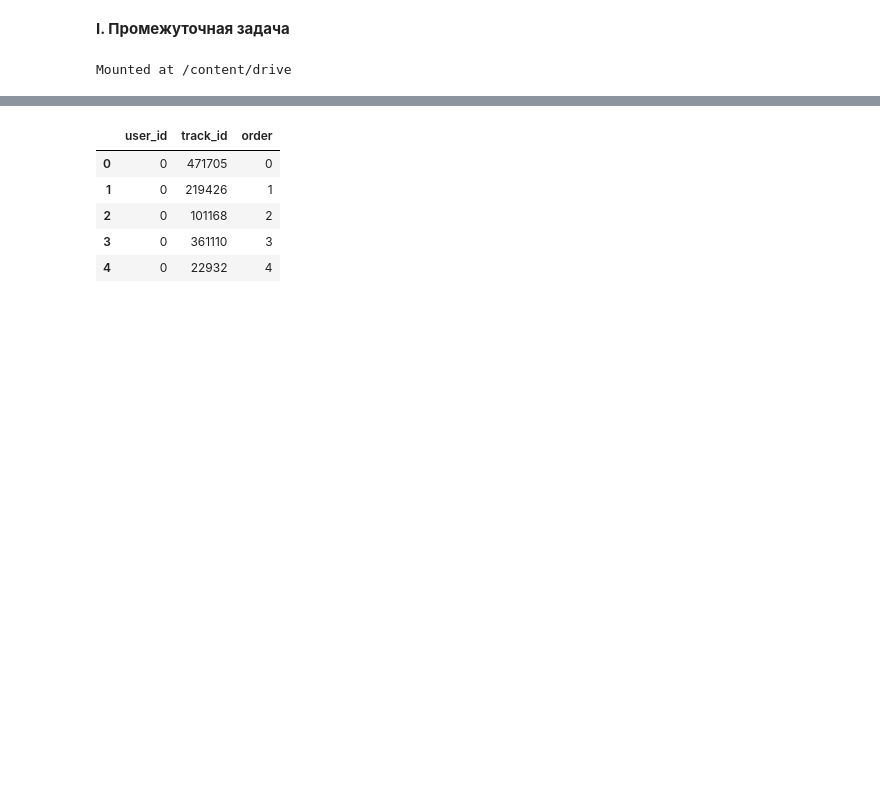
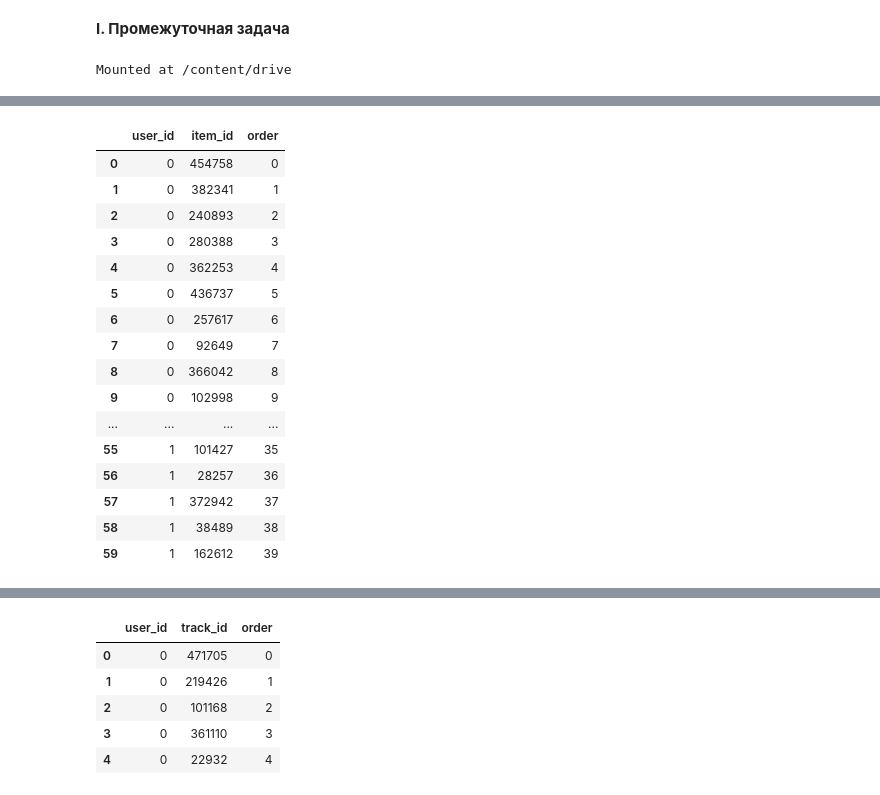
Before and after one commit to timekeeper18/Itmo_RecoService12, a Jupyter notebook: notebooks/HW2_2_1_Validation.ipynb, the cells around one changed output, grey strips where cells are left out. Saved outputs shown, nothing was run; the diff lists cells and outputs as text; code cells hidden in the pictures; blank space fills up the shorter version.

```diff
--- a/notebooks/HW2_2_1_Validation.ipynb
+++ b/notebooks/HW2_2_1_Validation.ipynb
@@ -26,0 +40,3 @@ Mounted at /content/drive
+# %%
+ya_data['user_id'] = ya_data.index
+ya_data.head()
@@ -26,0 +50,3 @@ Mounted at /content/drive
+# %%
+ya_data = ya_data.assign(item_id=ya_data.item_id.str.split(' ')).explode('item_id').reset_index(drop=True)
+print(ya_data)
@@ -26,0 +68,25 @@ Mounted at /content/drive
+# %%
+ya_data = ya_data.reindex(columns=['user_id', 'item_id'])
+# %%
+ # где order - порядковый номер с конца (0 - самый "свежий" лайк, чем больше order, тем позже был поставлен лайк)
+ya_data['order'] = ya_data.groupby('user_id')['item_id'].cumcount()
+# %%
+ya_data.head(60)
+# %% [output]
+|  | user_id | item_id | order |
+| 0 | 0 | 454758 | 0 |
+| 1 | 0 | 382341 | 1 |
+| 2 | 0 | 240893 | 2 |
+| 3 | 0 | 280388 | 3 |
+| 4 | 0 | 362253 | 4 |
+| 5 | 0 | 436737 | 5 |
+| 6 | 0 | 257617 | 6 |
+| 7 | 0 | 92649 | 7 |
+| 8 | 0 | 366042 | 8 |
+| 9 | 0 | 102998 | 9 |
+| ... | ... | ... | ... |
+| 55 | 1 | 101427 | 35 |
+| 56 | 1 | 28257 | 36 |
+| 57 | 1 | 372942 | 37 |
+| 58 | 1 | 38489 | 38 |
+| 59 | 1 | 162612 | 39 |
```
Also changed, not shown: parts of 11 cells of this notebook.
